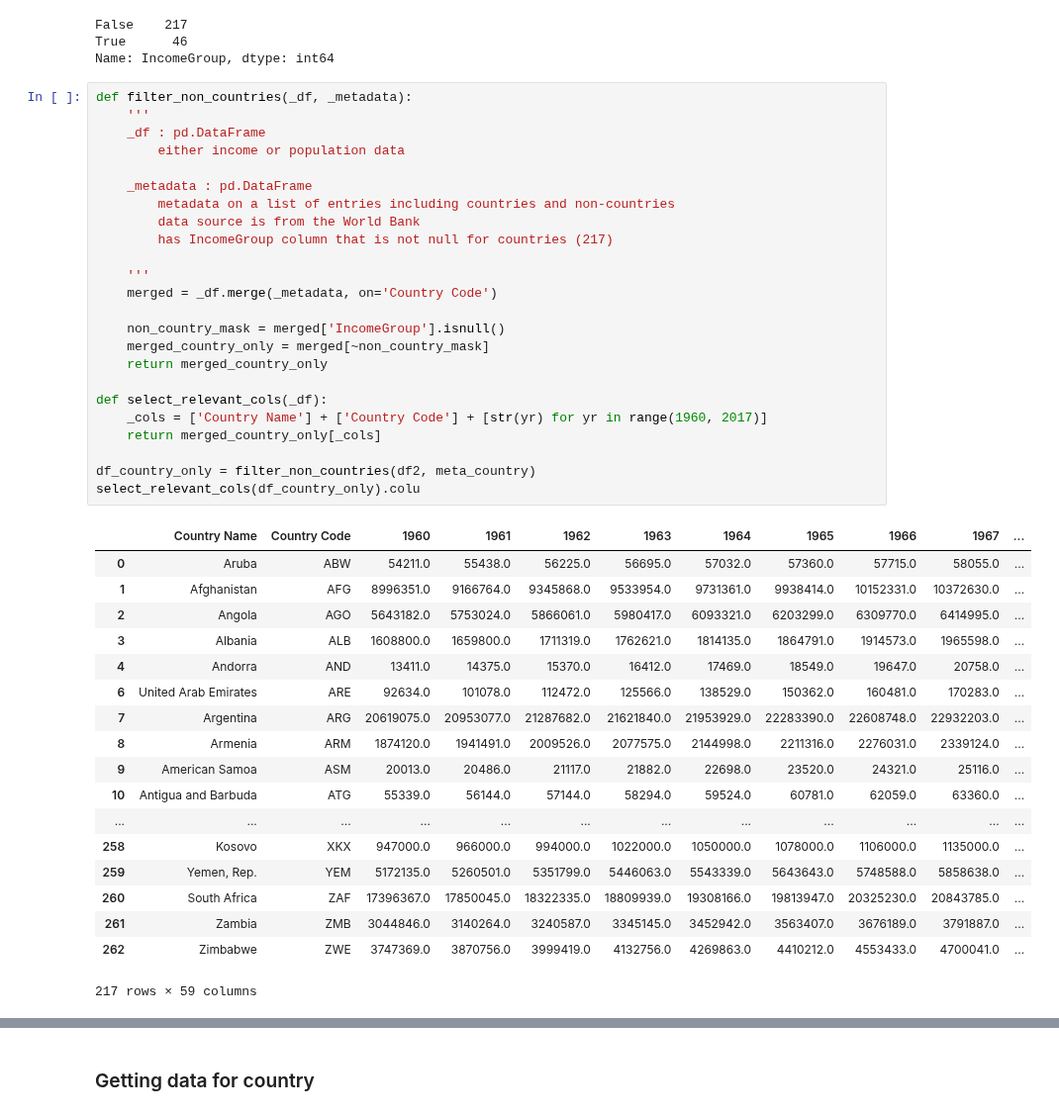
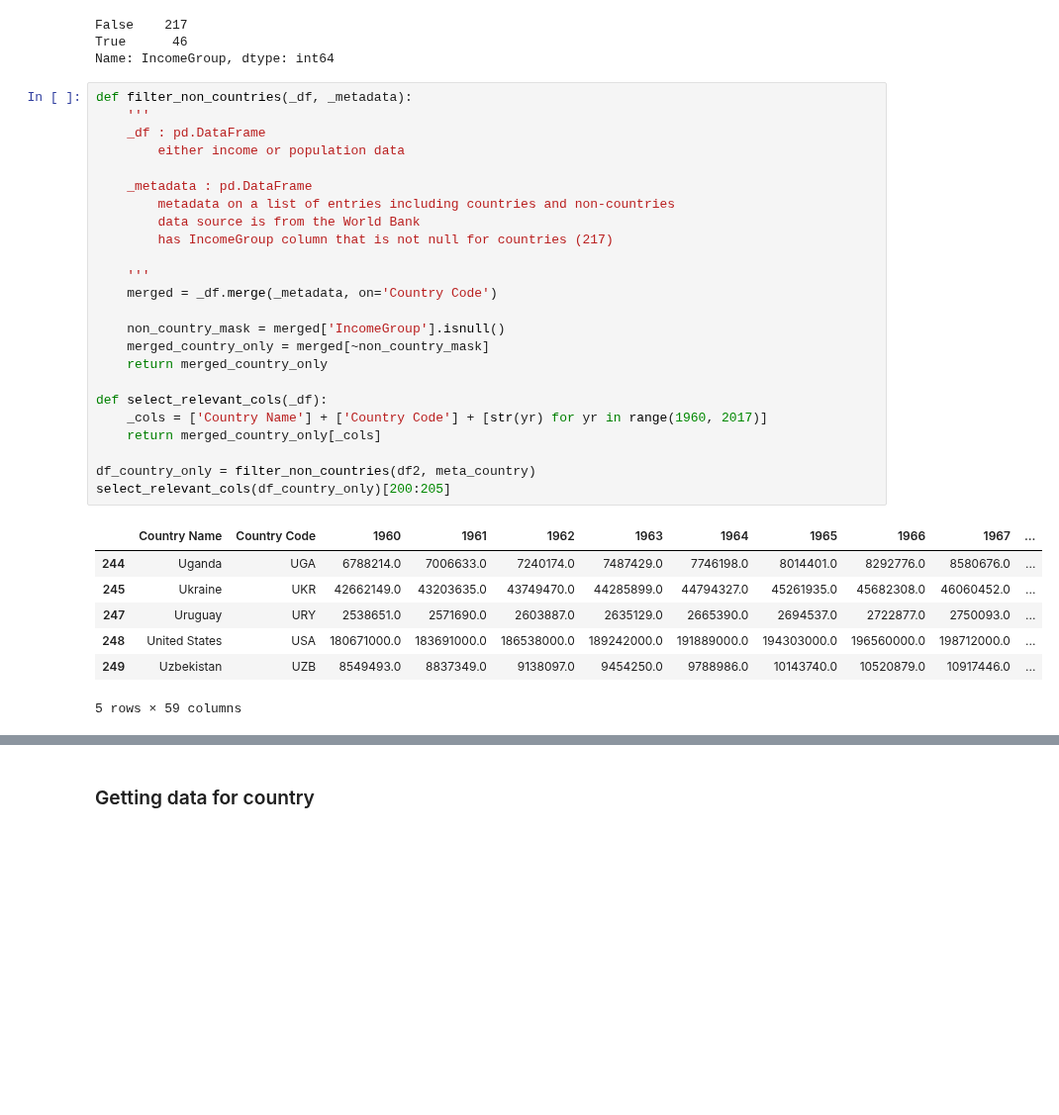
Before and after one commit to moonlimb/zerg, a Jupyter notebook: data/WB/task3_WB_analysis.ipynb, the cells around one changed output, grey strips where cells are left out. Shown at 99% size. Drawn from its saved outputs; the diff is of its cells as text; blank space fills up the shorter version.

```diff
--- a/data/WB/task3_WB_analysis.ipynb
+++ b/data/WB/task3_WB_analysis.ipynb
@@ -193,43 +193,32 @@ Name: IncomeGroup, dtype: int64
 # %%
 def filter_non_countries(_df, _metadata):
     '''
     _df : pd.DataFrame
         either income or population data
 
     _metadata : pd.DataFrame
         metadata on a list of entries including countries and non-countries
         data source is from the World Bank
         has IncomeGroup column that is not null for countries (217)
 
     '''
     merged = _df.merge(_metadata, on='Country Code')
 
     non_country_mask = merged['IncomeGroup'].isnull()
     merged_country_only = merged[~non_country_mask]
     return merged_country_only
 
 def select_relevant_cols(_df):
     _cols = ['Country Name'] + ['Country Code'] + [str(yr) for yr in range(1960, 2017)]
     return merged_country_only[_cols]
 
 df_country_only = filter_non_countries(df2, meta_country)
-select_relevant_cols(df_country_only).colu
+select_relevant_cols(df_country_only)[200:205]
 # %% [output]
 |  | Country Name | Country Code | 1960 | 1961 | 1962 | 1963 | 1964 | 1965 | 1966 | 1967 | ... |
-| 0 | Aruba | ABW | 54211.0 | 55438.0 | 56225.0 | 56695.0 | 57032.0 | 57360.0 | 57715.0 | 58055.0 | ... |
-| 1 | Afghanistan | AFG | 8996351.0 | 9166764.0 | 9345868.0 | 9533954.0 | 9731361.0 | 9938414.0 | 10152331.0 | 10372630.0 | ... |
-| 2 | Angola | AGO | 5643182.0 | 5753024.0 | 5866061.0 | 5980417.0 | 6093321.0 | 6203299.0 | 6309770.0 | 6414995.0 | ... |
-| 3 | Albania | ALB | 1608800.0 | 1659800.0 | 1711319.0 | 1762621.0 | 1814135.0 | 1864791.0 | 1914573.0 | 1965598.0 | ... |
-| 4 | Andorra | AND | 13411.0 | 14375.0 | 15370.0 | 16412.0 | 17469.0 | 18549.0 | 19647.0 | 20758.0 | ... |
-| 6 | United Arab Emirates | ARE | 92634.0 | 101078.0 | 112472.0 | 125566.0 | 138529.0 | 150362.0 | 160481.0 | 170283.0 | ... |
-| 7 | Argentina | ARG | 20619075.0 | 20953077.0 | 21287682.0 | 21621840.0 | 21953929.0 | 22283390.0 | 22608748.0 | 22932203.0 | ... |
-| 8 | Armenia | ARM | 1874120.0 | 1941491.0 | 2009526.0 | 2077575.0 | 2144998.0 | 2211316.0 | 2276031.0 | 2339124.0 | ... |
-| 9 | American Samoa | ASM | 20013.0 | 20486.0 | 21117.0 | 21882.0 | 22698.0 | 23520.0 | 24321.0 | 25116.0 | ... |
-| 10 | Antigua and Barbuda | ATG | 55339.0 | 56144.0 | 57144.0 | 58294.0 | 59524.0 | 60781.0 | 62059.0 | 63360.0 | ... |
-| ... | ... | ... | ... | ... | ... | ... | ... | ... | ... | ... | ... |
-| 258 | Kosovo | XKX | 947000.0 | 966000.0 | 994000.0 | 1022000.0 | 1050000.0 | 1078000.0 | 1106000.0 | 1135000.0 | ... |
-| 259 | Yemen, Rep. | YEM | 5172135.0 | 5260501.0 | 5351799.0 | 5446063.0 | 5543339.0 | 5643643.0 | 5748588.0 | 5858638.0 | ... |
-| 260 | South Africa | ZAF | 17396367.0 | 17850045.0 | 18322335.0 | 18809939.0 | 19308166.0 | 19813947.0 | 20325230.0 | 20843785.0 | ... |
-| 261 | Zambia | ZMB | 3044846.0 | 3140264.0 | 3240587.0 | 3345145.0 | 3452942.0 | 3563407.0 | 3676189.0 | 3791887.0 | ... |
-| 262 | Zimbabwe | ZWE | 3747369.0 | 3870756.0 | 3999419.0 | 4132756.0 | 4269863.0 | 4410212.0 | 4553433.0 | 4700041.0 | ... |
+| 244 | Uganda | UGA | 6788214.0 | 7006633.0 | 7240174.0 | 7487429.0 | 7746198.0 | 8014401.0 | 8292776.0 | 8580676.0 | ... |
+| 245 | Ukraine | UKR | 42662149.0 | 43203635.0 | 43749470.0 | 44285899.0 | 44794327.0 | 45261935.0 | 45682308.0 | 46060452.0 | ... |
+| 247 | Uruguay | URY | 2538651.0 | 2571690.0 | 2603887.0 | 2635129.0 | 2665390.0 | 2694537.0 | 2722877.0 | 2750093.0 | ... |
+| 248 | United States | USA | 180671000.0 | 183691000.0 | 186538000.0 | 189242000.0 | 191889000.0 | 194303000.0 | 196560000.0 | 198712000.0 | ... |
+| 249 | Uzbekistan | UZB | 8549493.0 | 8837349.0 | 9138097.0 | 9454250.0 | 9788986.0 | 10143740.0 | 10520879.0 | 10917446.0 | ... |
-217 rows × 59 columns
+5 rows × 59 columns
```
Also changed, not shown: parts of 1 cell of this notebook.
